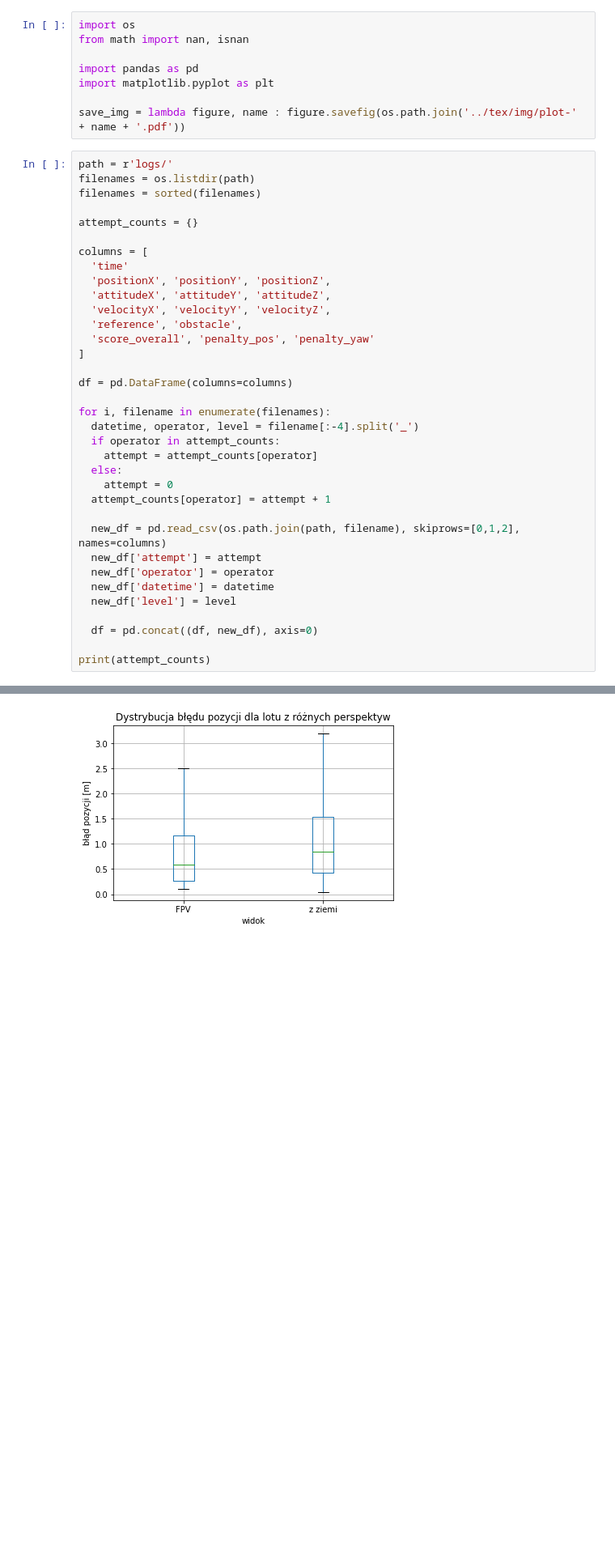
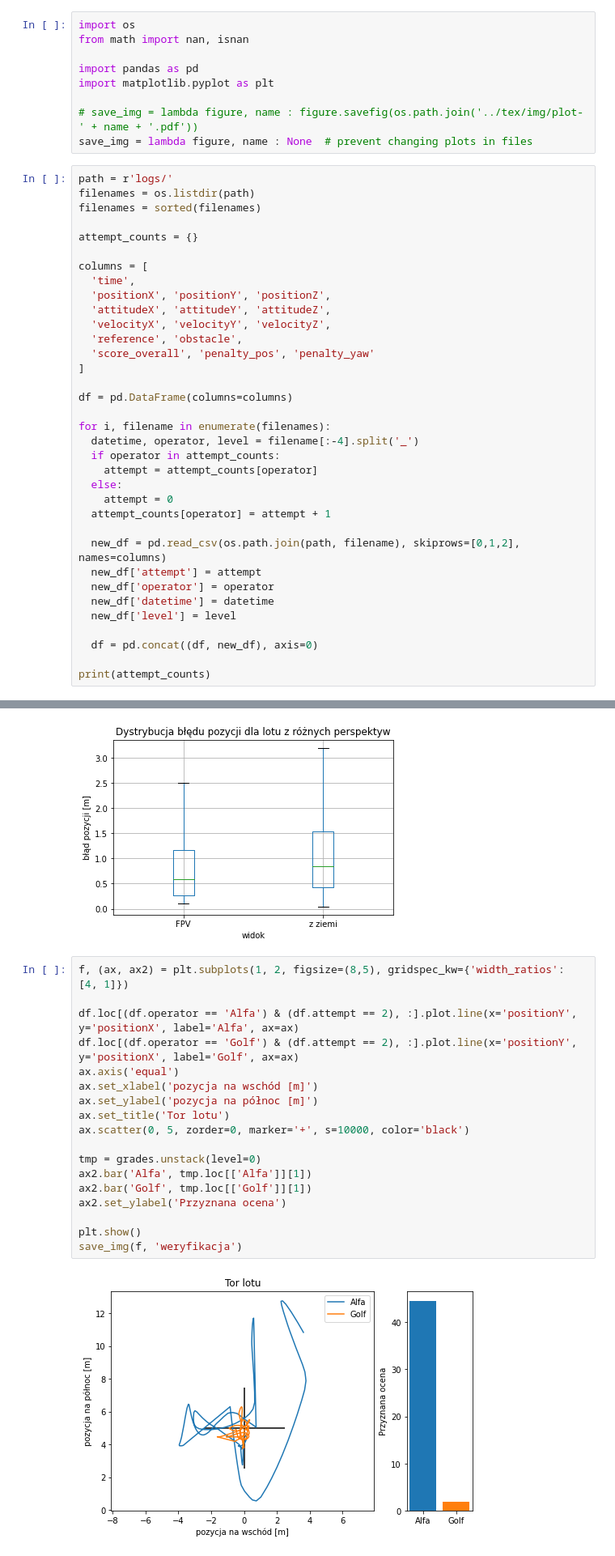
Before and after one commit to Maarrk/mgr-praca-dyplomowa, a Jupyter notebook: data/plots.ipynb, the cells around one changed output, grey strips where cells are left out. Shown at 81% size. Drawn from its saved outputs; the diff is of its cells as text; blank space fills up the shorter version.

```diff
--- a/data/plots.ipynb
+++ b/data/plots.ipynb
@@ -5,7 +5,8 @@ from math import nan, isnan
 import pandas as pd
 import matplotlib.pyplot as plt
 
-save_img = lambda figure, name : figure.savefig(os.path.join('../tex/img/plot-' + name + '.pdf'))
+# save_img = lambda figure, name : figure.savefig(os.path.join('../tex/img/plot-' + name + '.pdf'))
+save_img = lambda figure, name : None  # prevent changing plots in files
 # %%
 path = r'logs/'
 filenames = os.listdir(path)
@@ -14,7 +15,7 @@ filenames = sorted(filenames)
 attempt_counts = {}
 
 columns = [
-  'time'
+  'time',
   'positionX', 'positionY', 'positionZ',
   'attitudeX', 'attitudeY', 'attitudeZ',
   'velocityX', 'velocityY', 'velocityZ',
@@ -288,3 +289,23 @@ plt.show()
 save_img(f, 'fpv-pos-box')
 # %% [output]
 [figure]
+# %%
+f, (ax, ax2) = plt.subplots(1, 2, figsize=(8,5), gridspec_kw={'width_ratios': [4, 1]})
+
+df.loc[(df.operator == 'Alfa') & (df.attempt == 2), :].plot.line(x='positionY', y='positionX', label='Alfa', ax=ax)
+df.loc[(df.operator == 'Golf') & (df.attempt == 2), :].plot.line(x='positionY', y='positionX', label='Golf', ax=ax)
+ax.axis('equal')
+ax.set_xlabel('pozycja na wschód [m]')
+ax.set_ylabel('pozycja na północ [m]')
+ax.set_title('Tor lotu')
+ax.scatter(0, 5, zorder=0, marker='+', s=10000, color='black')
+
+tmp = grades.unstack(level=0)
+ax2.bar('Alfa', tmp.loc[['Alfa']][1])
+ax2.bar('Golf', tmp.loc[['Golf']][1])
+ax2.set_ylabel('Przyznana ocena')
+
+plt.show()
+save_img(f, 'weryfikacja')
+# %% [output]
+[figure, added]
```
Also changed, not shown: parts of 2 cells of this notebook, 5 other files.
